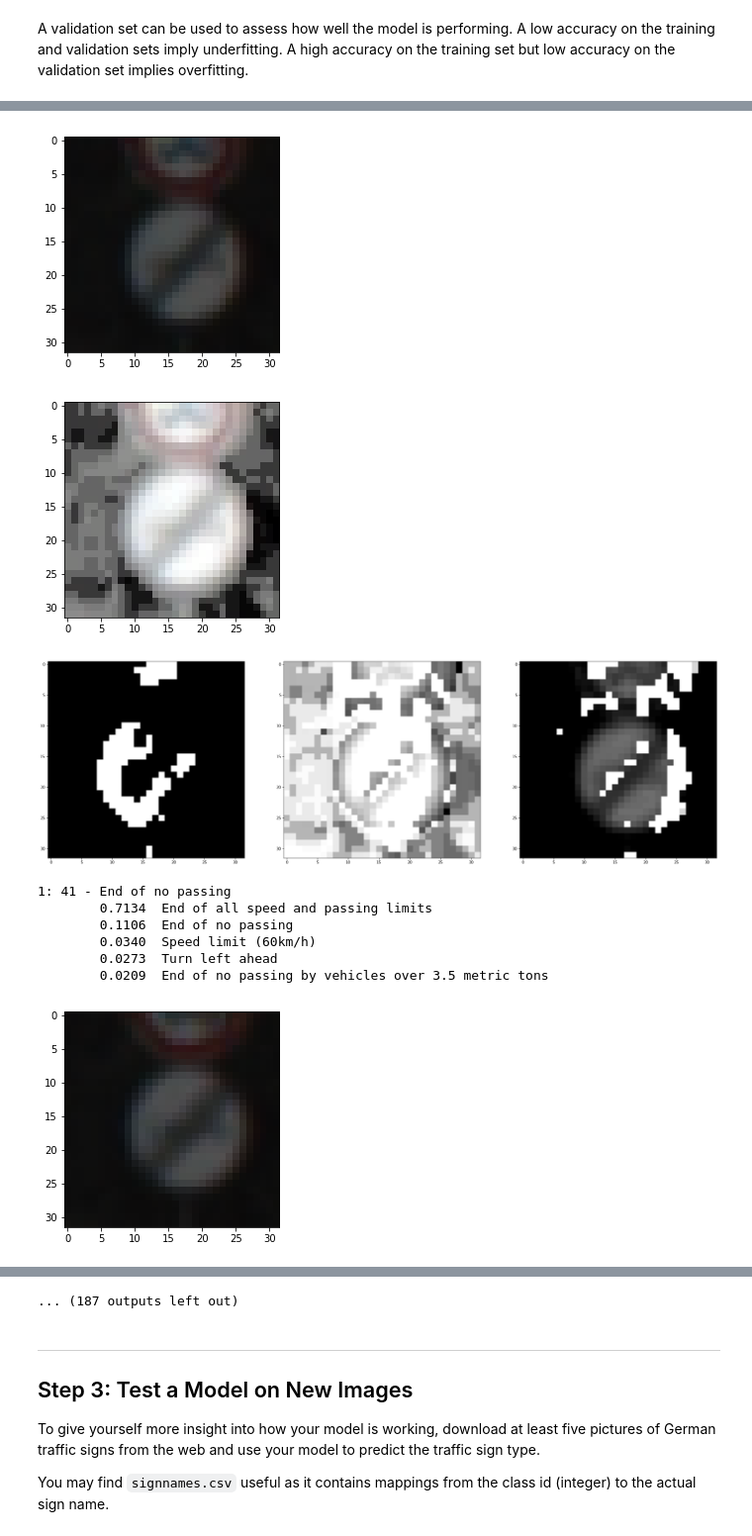
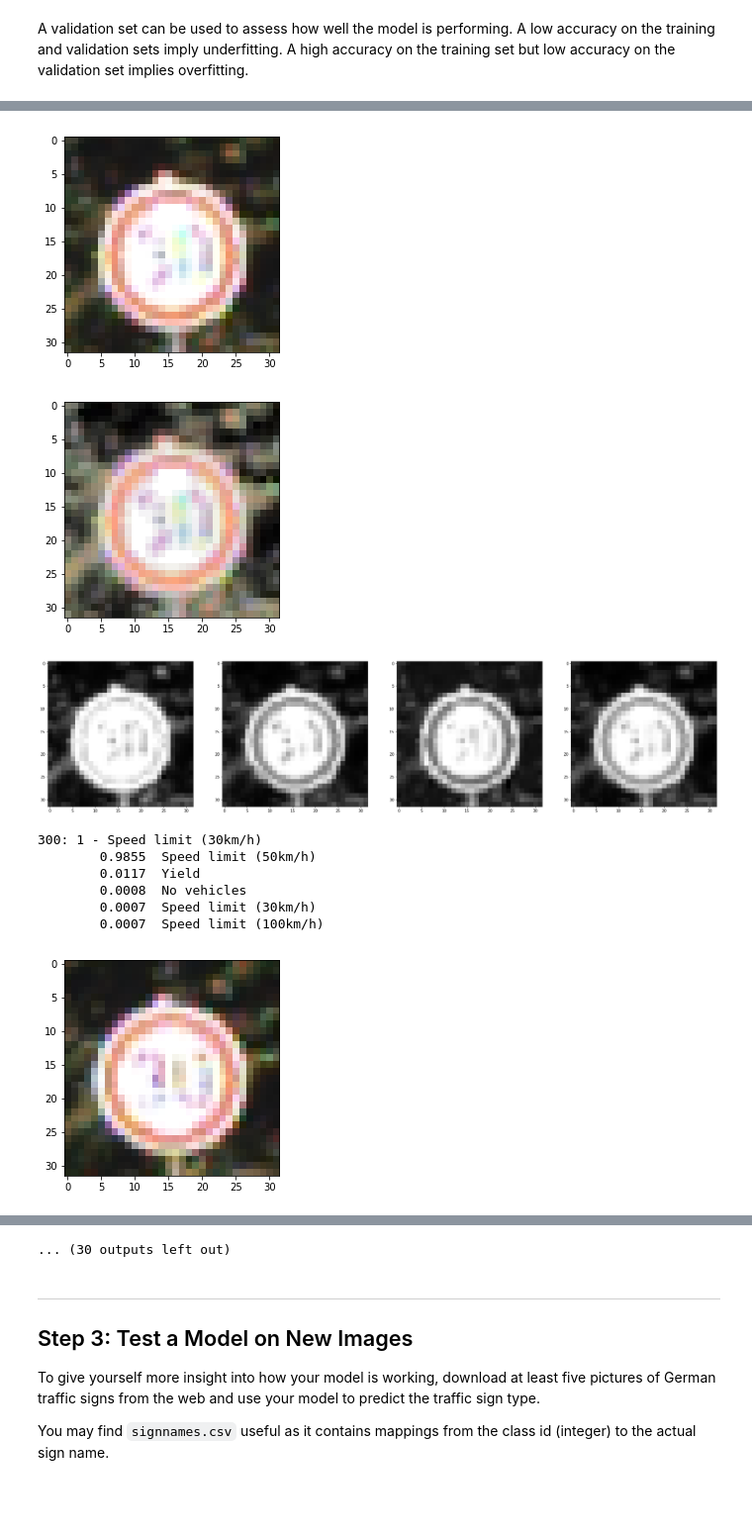
Before and after one commit to ekkus93/CarND-Traffic-Sign-Classifier-Project, a Jupyter notebook: Traffic_Sign_Classifier.ipynb, the cells around one changed output, grey strips where cells are left out. Shown at 99% size. Cells and saved outputs as stored; diff of their text form; code cells hidden in the pictures; blank space fills up the shorter version.

```diff
--- a/Traffic_Sign_Classifier.ipynb
+++ b/Traffic_Sign_Classifier.ipynb
@@ -340,27 +328,22 @@ def get_yellow_mask(hsv_img):
     return get_mask(hsv_img, LIGHT_YELLOW, DARK_YELLOW)
 # %%
 def get_color_mask(image):
-    """
-    eq_image = apply_histogram_equalization(image)
+    #eq_image = apply_histogram_equalization(image)
     #hsv = cv2.cvtColor(eq_image, cv2.COLOR_RGB2HSV).astype(np.float32)
     #yuv = cv2.cvtColor(eq_image, cv2.COLOR_RGB2YUV).astype(np.float32)
 
-    mask_arr = [eq_image[:,:,i] for i in range(eq_image.shape[2])]
+    mask_arr = [image[:,:,i] for i in range(image.shape[2])]
     #mask_arr += [hsv[:,:,i] for i in range(hsv.shape[2])]
     #mask_arr += [yuv[:,:,i] for i in range(yuv.shape[2])]
 
-    #mask_arr.append(get_black_mask(eq_image))
+    mask_arr.append(get_black_mask(image))
     #mask_arr.append(get_canny(eq_image, min_threshold=0, max_threshold=100))
 
-    color_mask = np.stack(mask_arr)
-    color_mask = np.swapaxes(color_mask,0,1)
-    color_mask = np.swapaxes(color_mask,1,2)
+    color_mask = np.stack(mask_arr, axis=2)
 
-    assert color_mask.shape[2] == 3, color_mask.shape
+    assert color_mask.shape[2] == 4, color_mask.shape
 
     return color_mask
-    """
-    return image
 # %%
 from skimage import color
 
@@ -634,7 +617,7 @@ def fully_connected(x, shape_in, shape_out, mu, sigma):
 
 def model(x, channel_depth, mu = 0, sigma = 0.1, alpha=0.05):
     # Layer 1: Convolutional. Input = 32x32x10. Output = 32x32x16.
-    conv1, conv1_W = conv_layer(x, 3, 16, mu, sigma)
+    conv1, conv1_W = conv_layer(x, channel_depth, 16, mu, sigma)
     print(conv1.get_shape())
 
     # Leaky ReLU
@@ -693,8 +676,8 @@ def model(x, channel_depth, mu = 0, sigma = 0.1, alpha=0.05):
 
     return logits, keep_prob, [conv1_W, conv2_W, conv3_W, fc1_W, fc2_W, fc3_W]
 # %%
-channel_depth = 3
-x = tf.placeholder(tf.float32, (None, 32, 32, 3))
+channel_depth = 4
+x = tf.placeholder(tf.float32, (None, 32, 32, channel_depth))
 y = tf.placeholder(tf.int32, (None))
 one_hot_y = tf.one_hot(y, 43)
 # %%
@@ -764,7 +747,7 @@ def shuffle_X_y(X, y):
 
     return X[idxs], y[idxs]
 # %%
-keep_prob_val = 0.8
+keep_prob_val = 0.5
 
 with tf.Session() as sess:
     sess.run(tf.global_variables_initializer())
@@ -867,44 +852,44 @@ X_val_preprocessed = preprocess_images(X_valid)
 y_val_preprocessed = y_valid
 
 #X_val_preprocessed, y_val_preprocessed = shuffle_X_y(X_val_preprocessed, y_val_preprocessed)
-start_idx = 0
-end_idx = 300
+start_idx = 300
+end_idx = 600
 
 top_logits = tf.nn.top_k(tf.nn.softmax(logits), k=5, name='top_logits')
 
 with tf.Session() as sess:
     sess.run(tf.global_variables_initializer())
     saver.restore(sess, tf.train.latest_checkpoint('.'))
 
     top_logits_result = sess.run(top_logits,
                                  feed_dict={x: X_val_preprocessed[start_idx:end_idx],
                                             keep_prob: 1.0})
 
 logit_vals, label_vals = top_logits_result
 for i, idx in enumerate(range(start_idx, end_idx)):
     curr_logit_vals = logit_vals[i]
     curr_label_vals = label_vals[i]
 
     if y_val_preprocessed[idx] != curr_label_vals[0]:
         plt.imshow(X_valid[idx])
         plt.show()
         plt.imshow(apply_histogram_equalization(X_valid[idx]))
         plt.show()
         display_layers(X_valid_preprocessed[idx])
         print("%d: %d - %s" % (idx, y_val_preprocessed[idx], signname_val_to_name(signnames_pd, y_val_preprocessed[idx])))
 
         for j in range(curr_logit_vals.shape[0]):
             print("\t%.4f\t%s" % (curr_logit_vals[j], signname_val_to_name(signnames_pd, curr_label_vals[j])))
 
         print()
 # %% [output]
-[figure, old version]
+[figure, new version]
-[figure, old version]
+[figure, new version]
-[figure, old version]
+[figure, new version]
-1: 41 - End of no passing
-        0.7134  End of all speed and passing limits
-        0.1106  End of no passing
-        0.0340  Speed limit (60km/h)
-        0.0273  Turn left ahead
-        0.0209  End of no passing by vehicles over 3.5 metric tons
+300: 1 - Speed limit (30km/h)
+        0.9855  Speed limit (50km/h)
+        0.0117  Yield
+        0.0008  No vehicles
+        0.0007  Speed limit (30km/h)
+        0.0007  Speed limit (100km/h)
-[figure, old version]
+[figure, new version]
@@ -928,4 +913,4 @@ for i, idx in enumerate(range(start_idx, end_idx)):
-... (187 outputs left out)
+... (30 outputs left out)
 # %% [markdown]
 ---
 
```
Also changed, not shown: parts of 17 cells of this notebook.
